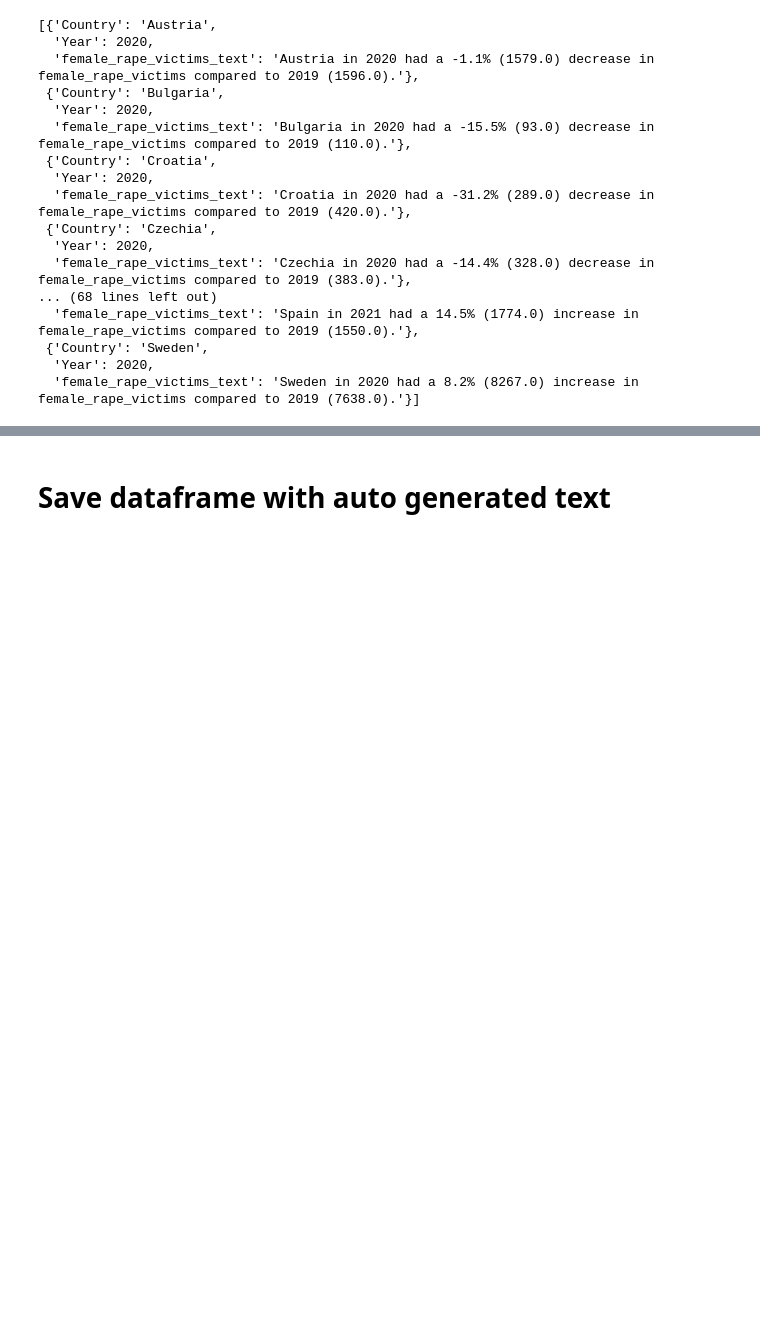
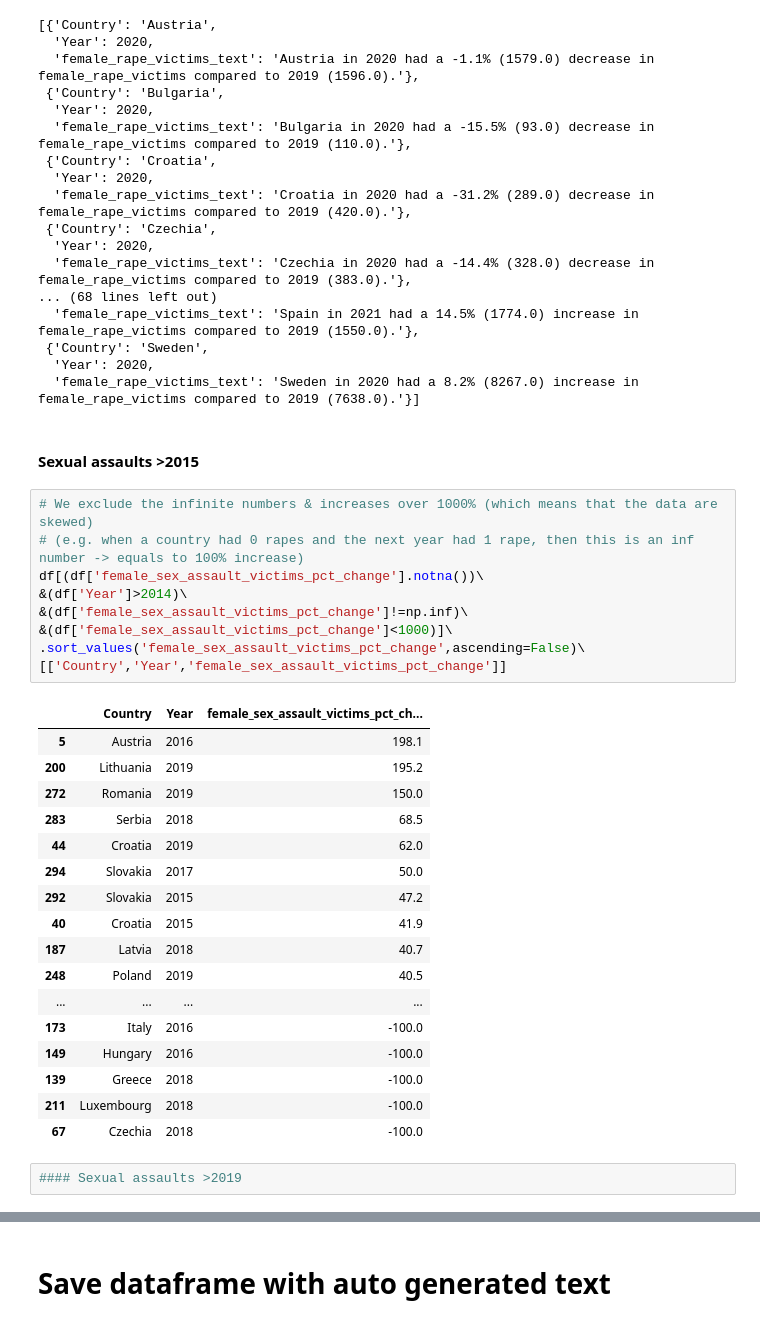
Before and after one commit to troboukis/FEMICIDES, a Jupyter notebook: Analysis.ipynb, the cells around one changed output, grey strips where cells are left out. Cells and saved outputs as stored; diff of their text form; blank space fills up the shorter version.

```diff
--- a/Analysis.ipynb
+++ b/Analysis.ipynb
@@ -1031,3 +1046,34 @@ female_rape_victims_auto_text
  {'Country': 'Sweden',
   'Year': 2020,
   'female_rape_victims_text': 'Sweden in 2020 had a 8.2% (8267.0) increase in female_rape_victims compared to 2019 (7638.0).'}]
+# %% [markdown]
+#### Sexual assaults >2015
+# %%
+# We exclude the infinite numbers & increases over 1000% (which means that the data are skewed)
+# (e.g. when a country had 0 rapes and the next year had 1 rape, then this is an inf number -> equals to 100% increase)
+df[(df['female_sex_assault_victims_pct_change'].notna())\
+&(df['Year']>2014)\
+&(df['female_sex_assault_victims_pct_change']!=np.inf)\
+&(df['female_sex_assault_victims_pct_change']<1000)]\
+.sort_values('female_sex_assault_victims_pct_change',ascending=False)\
+[['Country','Year','female_sex_assault_victims_pct_change']]
+# %% [output]
+|  | Country | Year | female_sex_assault_victims_pct_ch... |
+| 5 | Austria | 2016 | 198.1 |
+| 200 | Lithuania | 2019 | 195.2 |
+| 272 | Romania | 2019 | 150.0 |
+| 283 | Serbia | 2018 | 68.5 |
+| 44 | Croatia | 2019 | 62.0 |
+| 294 | Slovakia | 2017 | 50.0 |
+| 292 | Slovakia | 2015 | 47.2 |
+| 40 | Croatia | 2015 | 41.9 |
+| 187 | Latvia | 2018 | 40.7 |
+| 248 | Poland | 2019 | 40.5 |
+| ... | ... | ... | ... |
+| 173 | Italy | 2016 | -100.0 |
+| 149 | Hungary | 2016 | -100.0 |
+| 139 | Greece | 2018 | -100.0 |
+| 211 | Luxembourg | 2018 | -100.0 |
+| 67 | Czechia | 2018 | -100.0 |
+# %%
+#### Sexual assaults >2019
```
Also changed, not shown: parts of 10 cells of this notebook.
